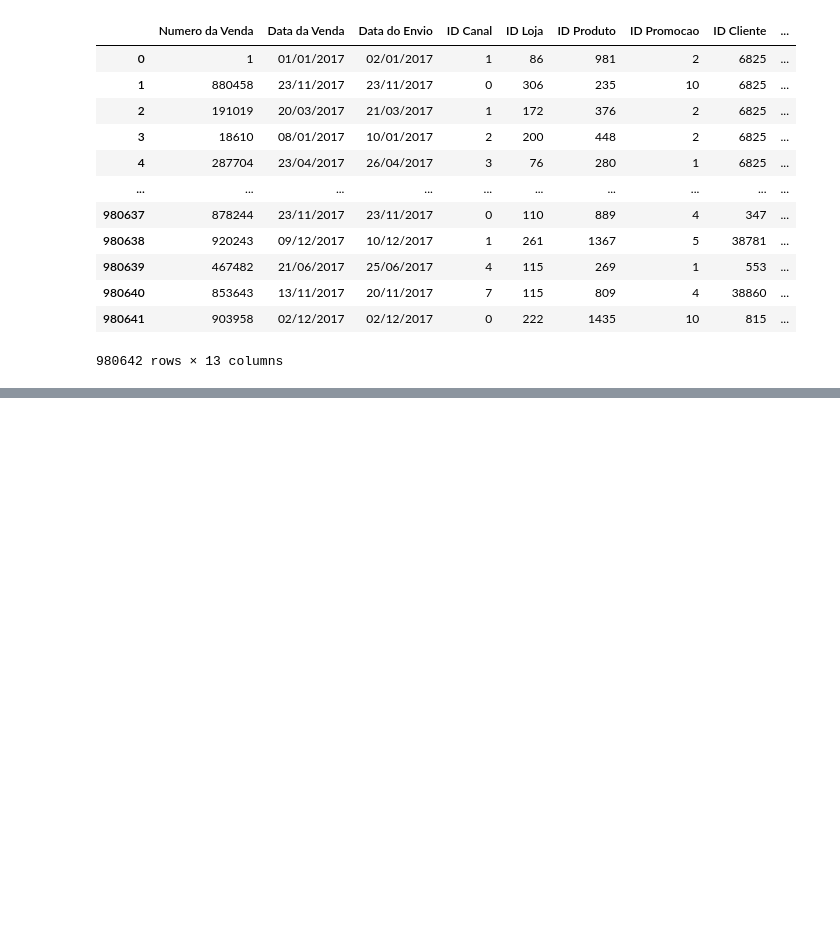
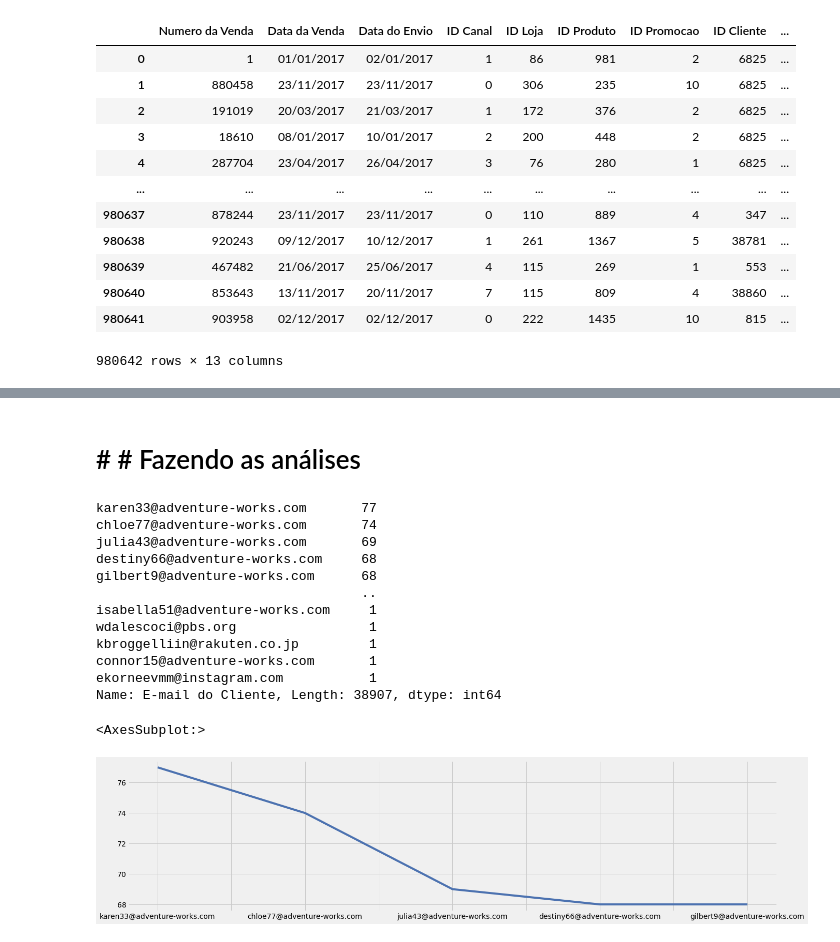
Before and after one commit to LeoDNascimento/DataAnalysis_Contoso-Store, a Jupyter notebook: main.ipynb, the cells around one changed output, grey strips where cells are left out. Cells and saved outputs as stored; diff of their text form; code cells hidden in the pictures; blank space fills up the shorter version.

Commit message:
Counting values of quantity of sales/store name

```diff
--- a/main.ipynb
+++ b/main.ipynb
@@ -62,0 +48,24 @@ vendas_df
+# %% [markdown]
+# # # Fazendo as análises
+# %%
+# Qual cliente comprou mais vezes?
+import matplotlib.pyplot as plt
+plt.style.use(['fivethirtyeight','seaborn-deep'])
+frequencia_clientes = vendas_df['E-mail do Cliente'].value_counts()
+print(frequencia_clientes)
+frequencia_clientes[:5].plot(figsize=(20,5))
+# %% [output]
+karen33@adventure-works.com       77
+chloe77@adventure-works.com       74
+julia43@adventure-works.com       69
+destiny66@adventure-works.com     68
+gilbert9@adventure-works.com      68
+                                  ..
+isabella51@adventure-works.com     1
+wdalescoci@pbs.org                 1
+kbroggelliin@rakuten.co.jp         1
+connor15@adventure-works.com       1
+ekorneevmm@instagram.com           1
+Name: E-mail do Cliente, Length: 38907, dtype: int64
+<AxesSubplot:>
+[figure, added]
```
Also changed, not shown: parts of 5 cells of this notebook.
